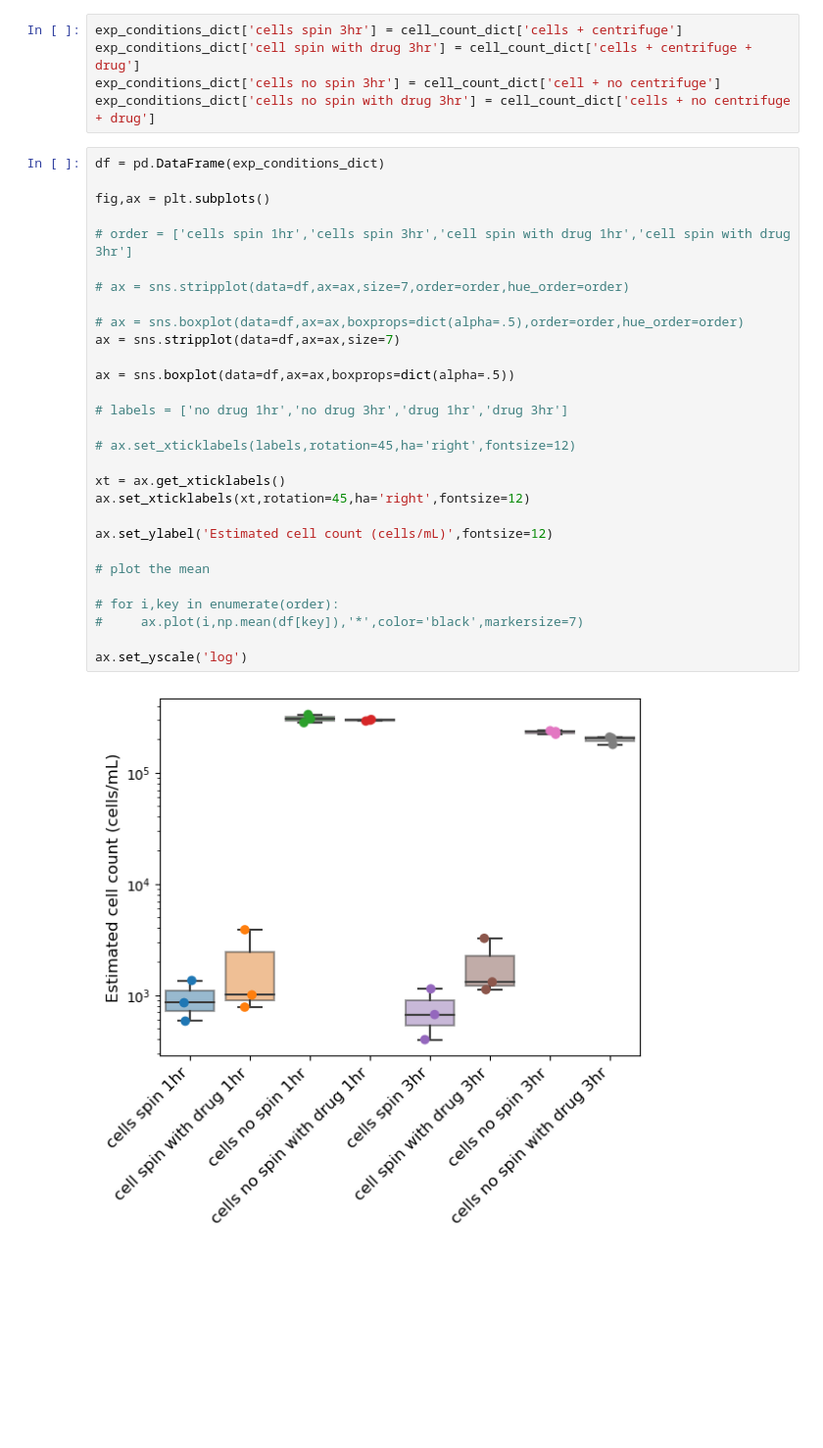
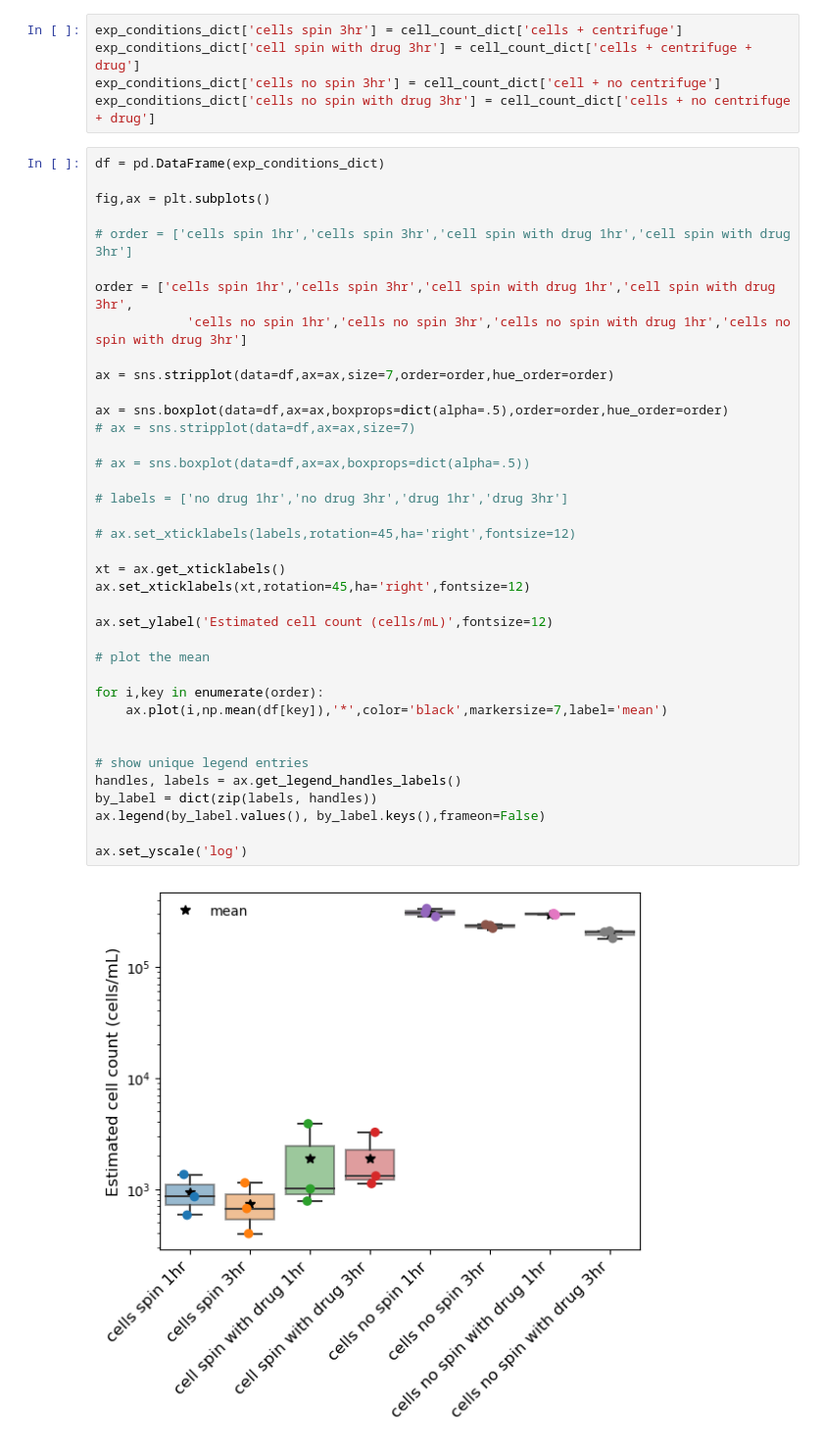
Before and after one commit to eshanking/time-kill-protocol, a Jupyter notebook: data/experiment_code/supernatant_validation.ipynb, the cells around one changed output. Shown: that part at 98% size. Cells and saved outputs as stored; diff of their text form; blank space fills up the shorter version.

Commit message:
figure upates

```diff
--- a/data/experiment_code/supernatant_validation.ipynb
+++ b/data/experiment_code/supernatant_validation.ipynb
@@ -181,31 +181,40 @@ exp_conditions_dict['cells no spin with drug 3hr'] = cell_count_dict['cells + no
 # %%
 df = pd.DataFrame(exp_conditions_dict)
 
 fig,ax = plt.subplots()
 
 # order = ['cells spin 1hr','cells spin 3hr','cell spin with drug 1hr','cell spin with drug 3hr']
 
-# ax = sns.stripplot(data=df,ax=ax,size=7,order=order,hue_order=order)
+order = ['cells spin 1hr','cells spin 3hr','cell spin with drug 1hr','cell spin with drug 3hr',
+            'cells no spin 1hr','cells no spin 3hr','cells no spin with drug 1hr','cells no spin with drug 3hr']
 
-# ax = sns.boxplot(data=df,ax=ax,boxprops=dict(alpha=.5),order=order,hue_order=order)
-ax = sns.stripplot(data=df,ax=ax,size=7)
+ax = sns.stripplot(data=df,ax=ax,size=7,order=order,hue_order=order)
 
-ax = sns.boxplot(data=df,ax=ax,boxprops=dict(alpha=.5))
+ax = sns.boxplot(data=df,ax=ax,boxprops=dict(alpha=.5),order=order,hue_order=order)
+# ax = sns.stripplot(data=df,ax=ax,size=7)
+
+# ax = sns.boxplot(data=df,ax=ax,boxprops=dict(alpha=.5))
 
 # labels = ['no drug 1hr','no drug 3hr','drug 1hr','drug 3hr']
 
 # ax.set_xticklabels(labels,rotation=45,ha='right',fontsize=12)
 
 xt = ax.get_xticklabels()
 ax.set_xticklabels(xt,rotation=45,ha='right',fontsize=12)
 
 ax.set_ylabel('Estimated cell count (cells/mL)',fontsize=12)
 
 # plot the mean
 
-# for i,key in enumerate(order):
-#     ax.plot(i,np.mean(df[key]),'*',color='black',markersize=7)
+for i,key in enumerate(order):
+    ax.plot(i,np.mean(df[key]),'*',color='black',markersize=7,label='mean')
+
+
+# show unique legend entries
+handles, labels = ax.get_legend_handles_labels()
+by_label = dict(zip(labels, handles))
+ax.legend(by_label.values(), by_label.keys(),frameon=False)
 
 ax.set_yscale('log')
 # %% [output]
-[figure, old version]
+[figure, new version]
```
Also changed, not shown: parts of 1 cell of this notebook.
